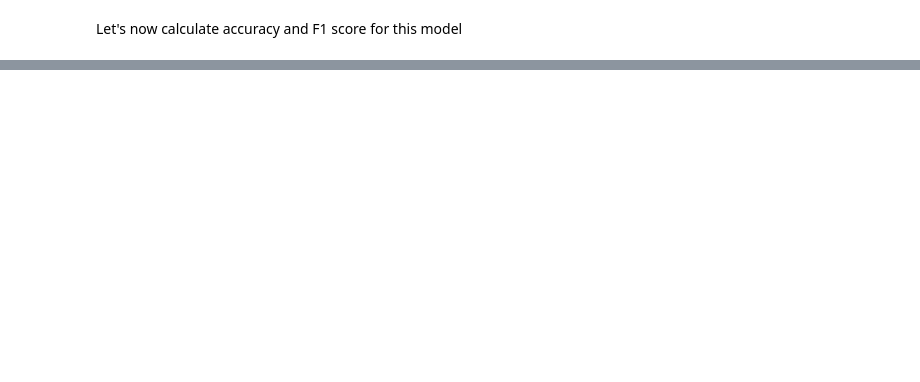
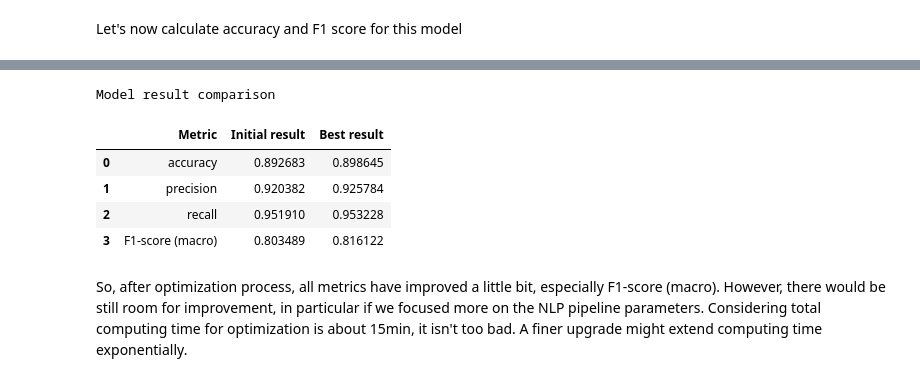
Before and after one commit to dPintost/Pipeline-Project, a Jupyter notebook: Pipelines_project_Diego_Pintos.ipynb, the cells around one changed output, grey strips where cells are left out. Drawn from its saved outputs; the diff is of its cells as text; code cells hidden in the pictures; blank space fills up the shorter version.

```diff
--- a/Pipelines_project_Diego_Pintos.ipynb
+++ b/Pipelines_project_Diego_Pintos.ipynb
@@ -463,0 +455,16 @@ Accuracy: 86.99%
+# %%
+from sklearn.metrics import accuracy_score, precision_score, recall_score, f1_score
+
+y_pred_linear_SVC = SVC_pipeline.predict(X_test)
+linear_SVC_results=pd.DataFrame({
+    'Metric': ['accuracy', 'precision', 'recall','F1-score (macro)'],
+    'Result': [
+        accuracy_score(y_test, y_pred_linear_SVC),
+        precision_score(y_test, y_pred_linear_SVC),
+        recall_score(y_test, y_pred_linear_SVC),
+        f1_score(y_test, y_pred_linear_SVC, average='macro')
+    ]
+})
+
+print('Initial Model results:')
+linear_SVC_results
@@ -551,0 +565,14 @@ So, after optimization process, accuracy has climbed up from 86,99% to 89,32%; w
+# %%
+y_best=model_best.predict(X_test)
+best_linear_SVC_results=pd.DataFrame({
+    'Metric': ['accuracy', 'precision', 'recall','F1-score (macro)'],
+    'Result': [
+        accuracy_score(y_test, y_best),
+        precision_score(y_test, y_best),
+        recall_score(y_test, y_best),
+        f1_score(y_test, y_best, average='macro')
+    ]
+})
+
+print('Best Model results:')
+best_linear_SVC_results
@@ -551,0 +596,17 @@ So, after optimization process, accuracy has climbed up from 86,99% to 89,32%; w
+# %%
+#Add a model column to each results dataframe
+inital_results=linear_SVC_results.rename(columns={'Result':'Initial result'})
+best_results=best_linear_SVC_results.iloc[:, -1].rename('Best result')
+
+results_table= pd.concat([inital_results,best_results],axis=1)
+print('Model result comparison')
+results_table
+# %% [output]
+Model result comparison
+|  | Metric | Initial result | Best result |
+| 0 | accuracy | 0.892683 | 0.898645 |
+| 1 | precision | 0.920382 | 0.925784 |
+| 2 | recall | 0.951910 | 0.953228 |
+| 3 | F1-score (macro) | 0.803489 | 0.816122 |
+# %% [markdown]
+So, after optimization process, all metrics have improved a little bit, especially F1-score (macro). However, there would be still room for improvement, in particular if we focused more on the NLP pipeline parameters. Considering total computing time for optimization is about 15min, it isn't too bad. A finer upgrade might extend computing time exponentially.
```
Also changed, not shown: parts of 18 cells of this notebook.
